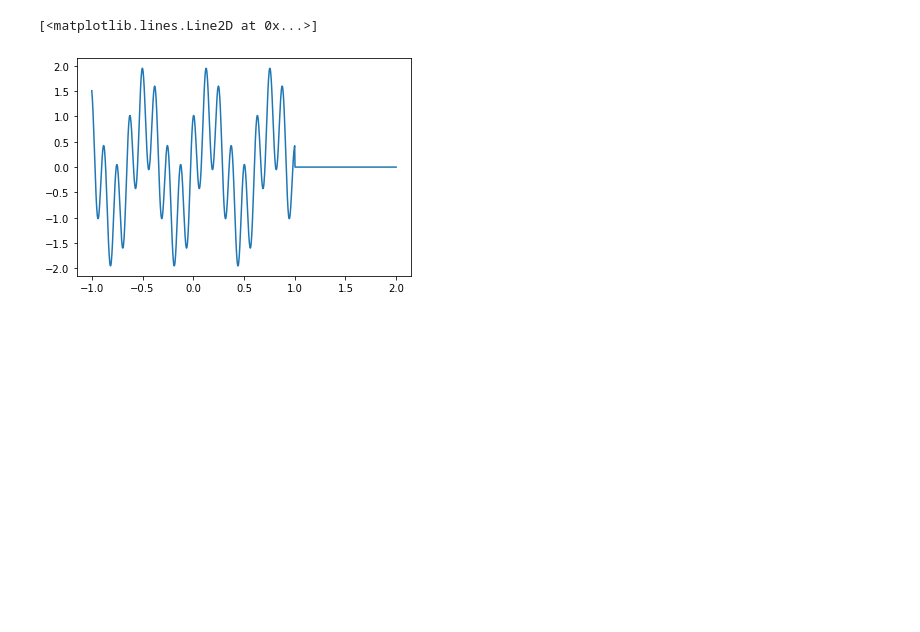
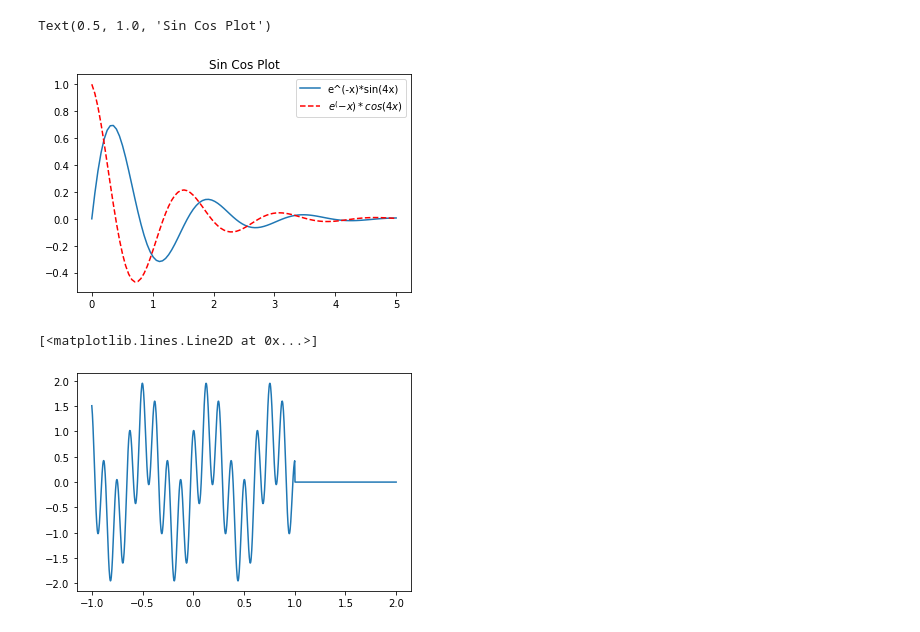
Before and after one commit to Cliffaldinho/Simulated_Annealing_Knapsack, a Jupyter notebook: Test 1.ipynb, the cells around one changed output. Cells and saved outputs as stored; diff of their text form; code cells hidden in the pictures; blank space fills up the shorter version.

```diff
--- a/Test 1.ipynb
+++ b/Test 1.ipynb
@@ -1,3 +1,26 @@
+# %%
+import numpy as np
+import matplotlib.pyplot as plt
+import random
+# create plot of e^(-x)sin(4x) and e^(-x)cos(4x) from 0 to 5
+x = np.linspace(0,5,100) # 100 points between 0 and 5, equally spaced
+#print(x)
+#help(np.linspace) prints help
+y = np.sin(4*x)*np.exp(-x)
+#print(y)
+z = np.cos(4*x)*np.exp(-x)
+#print(z)
+plt.figure() # top level container for all elements
+plt.plot(x,y, label = "e^(-x)*sin(4x)")
+plt.plot(x,z,"r--", label="$e^(-x)*cos(4x)$") # r-- makes a red dash line
+#$ makes it into latex form"
+plt.legend() #label and legend gives it the label
+#linewidth adjusts width of line of plt
+#savefig saves figure of plt
+plt.title("Sin Cos Plot") #writes title
+# %% [output]
+Text(0.5, 1.0, 'Sin Cos Plot')
+[figure, added]
 # %%
 #pass by object reference
 def append_one(li):
```
Also changed, not shown: parts of 2 cells of this notebook.
